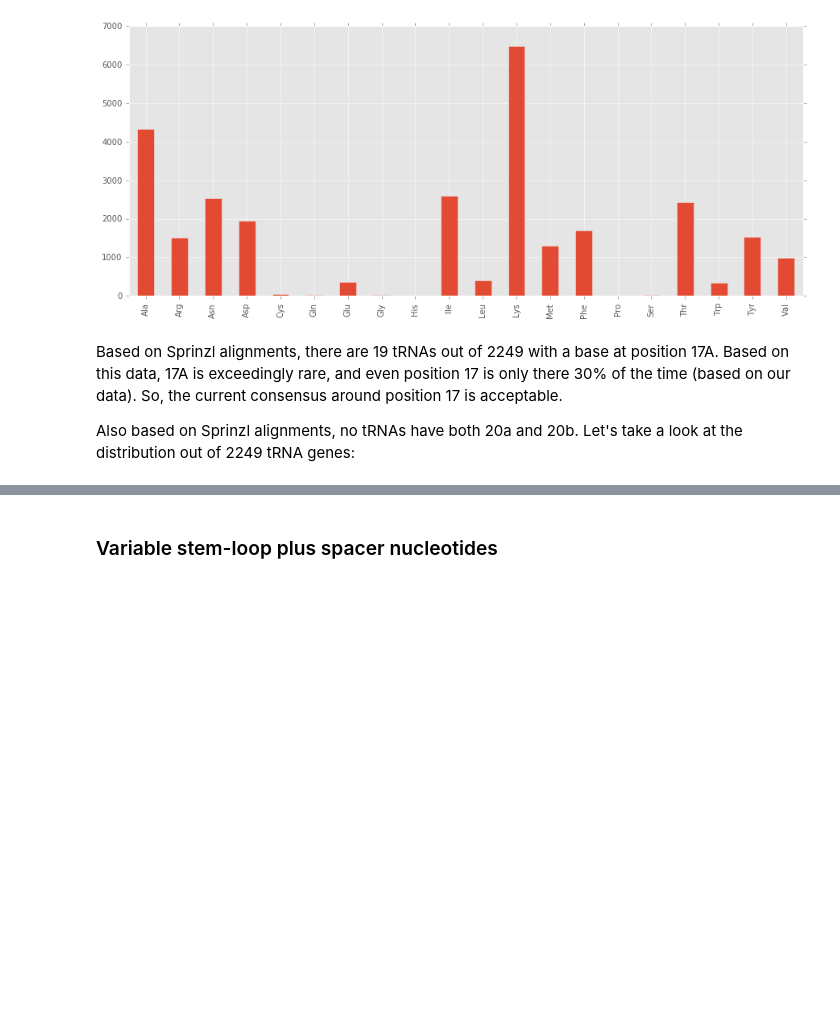
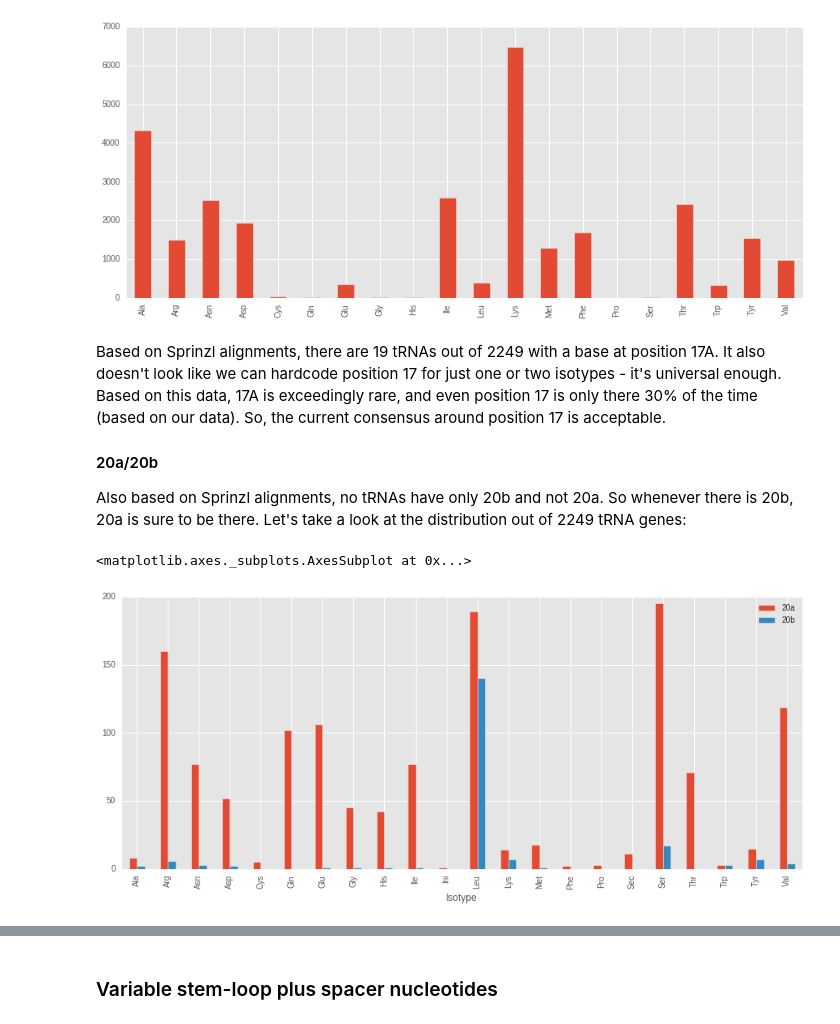
Before and after one commit to bylin/euk-features, a Jupyter notebook: notebooks/euk-tRNAs.ipynb, the cells around one changed output, grey strips where cells are left out. Drawn from its saved outputs; the diff is of its cells as text; code cells hidden in the pictures; blank space fills up the shorter version.

```diff
--- a/notebooks/euk-tRNAs.ipynb
+++ b/notebooks/euk-tRNAs.ipynb
@@ -290,6 +289,15 @@ df.plot(kind='bar')
 <matplotlib.axes._subplots.AxesSubplot at 0x...>
 [figure]
 # %% [markdown]
-Based on Sprinzl alignments, there are 19 tRNAs out of 2249 with a base at position 17A. Based on this data, 17A is exceedingly rare, and even position 17 is only there 30% of the time (based on our data). So, the current consensus around position 17 is acceptable.
+Based on Sprinzl alignments, there are 19 tRNAs out of 2249 with a base at position 17A. It also doesn't look like we can hardcode position 17 for just one or two isotypes - it's universal enough. Based on this data, 17A is exceedingly rare, and even position 17 is only there 30% of the time (based on our data). So, the current consensus around position 17 is acceptable.
 
-Also based on Sprinzl alignments, no tRNAs have both 20a and 20b. Let's take a look at the distribution out of 2249 tRNA genes:
+#### 20a/20b
+
+Also based on Sprinzl alignments, no tRNAs have only 20b and not 20a. So whenever there is 20b, 20a is sure to be there. Let's take a look at the distribution out of 2249 tRNA genes:
+# %%
+sprinzl_20ab = pd.read_table('sprinzl-20ab.txt', header=None, names=['20a', '20b', 'Isotype'])
+sprinzl_20ab = sprinzl_20ab.groupby(["Isotype"]).aggregate(lambda x: len(x[x != '-']))
+sprinzl_20ab.plot(kind="bar")
+# %% [output]
+<matplotlib.axes._subplots.AxesSubplot at 0x...>
+[figure, added]
```
Also changed, not shown: parts of 26 cells of this notebook.
